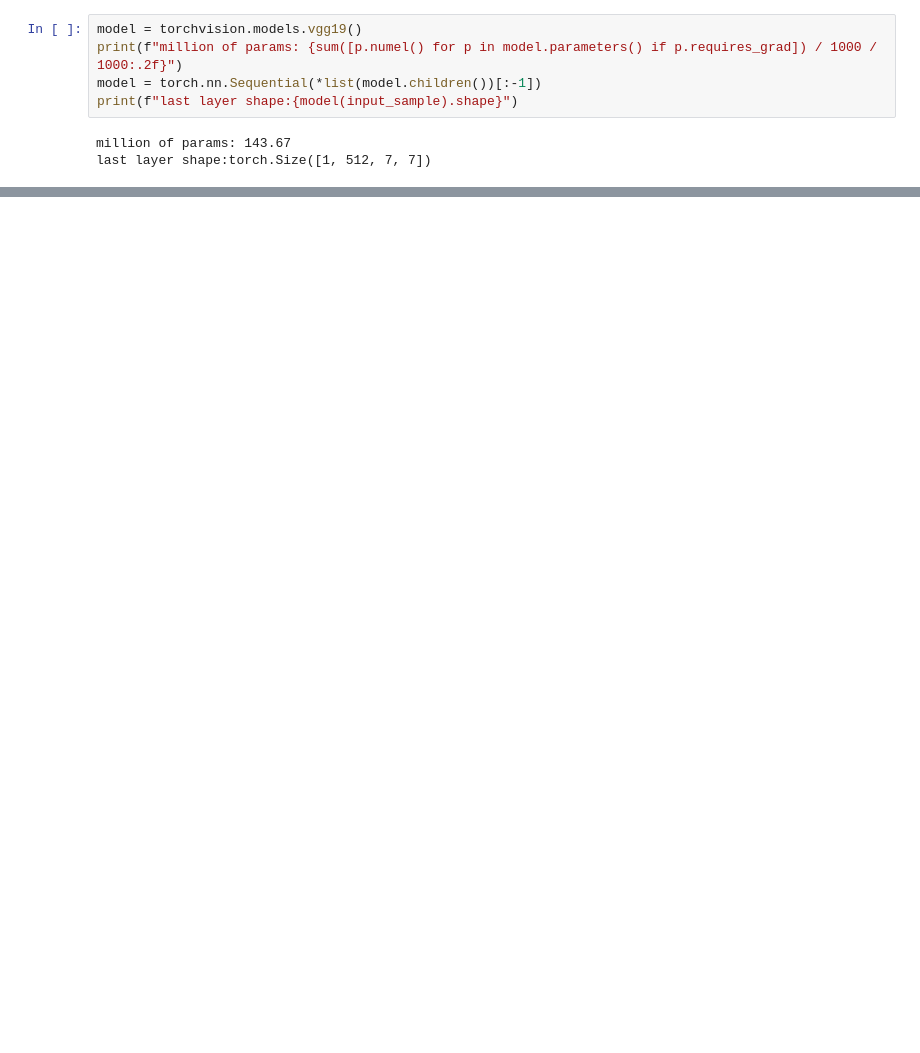
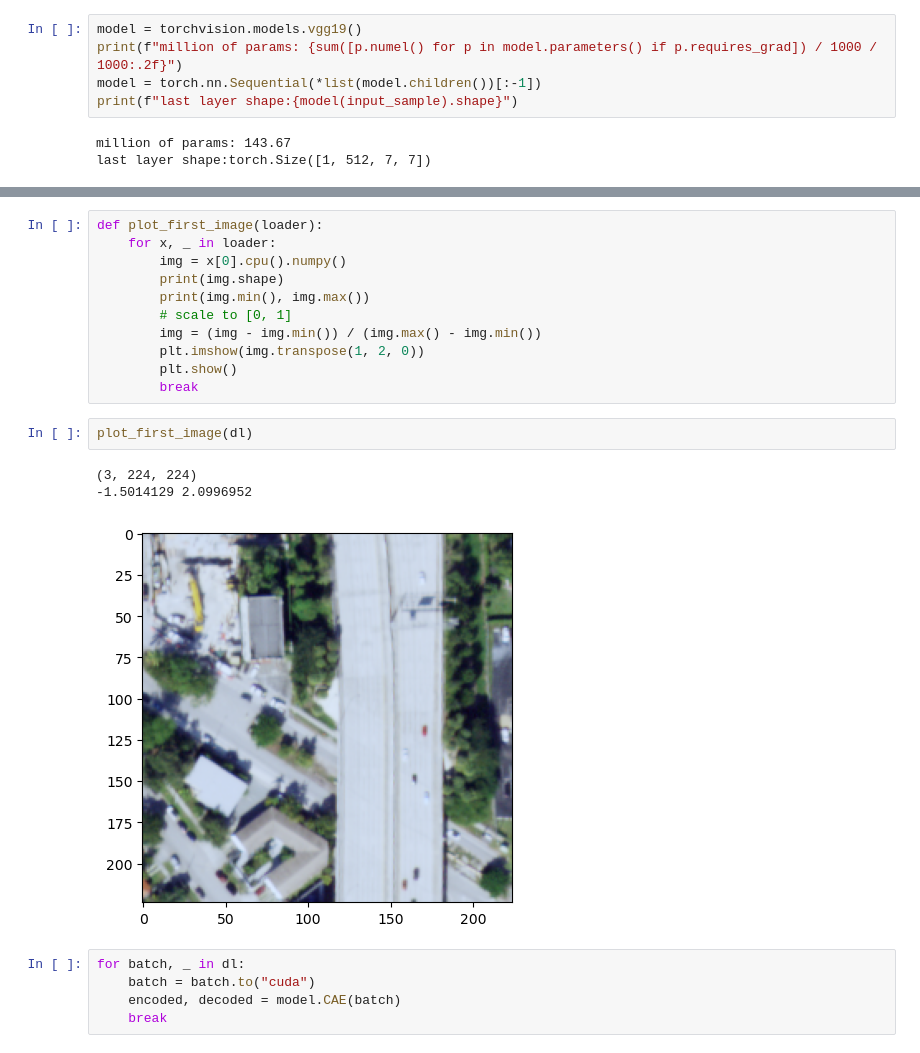
Before and after one commit to VIDA-NYU/GDPFinder, a Jupyter notebook: notebooks/sandbox.ipynb, the cells around one changed output, grey strips where cells are left out. Cells and saved outputs as stored; diff of their text form; blank space fills up the shorter version.

```diff
--- a/notebooks/sandbox.ipynb
+++ b/notebooks/sandbox.ipynb
@@ -196,0 +103,22 @@ tensor([[[[0.0000, 0.0000, 0.0000,  ..., 0.0000, 0.0000, 1.0827],
+# %%
+def plot_first_image(loader):
+    for x, _ in loader:
+        img = x[0].cpu().numpy()
+        print(img.shape)
+        print(img.min(), img.max())
+        # scale to [0, 1]
+        img = (img - img.min()) / (img.max() - img.min())
+        plt.imshow(img.transpose(1, 2, 0))
+        plt.show()
+        break
+# %%
+plot_first_image(dl)
+# %% [output]
+(3, 224, 224)
+-1.5014129 2.0996952
+[figure, added]
+# %%
+for batch, _ in dl:
+    batch = batch.to("cuda")
+    encoded, decoded = model.CAE(batch)
+    break
```
Also changed, not shown: parts of 30 cells of this notebook, 3 other files.
